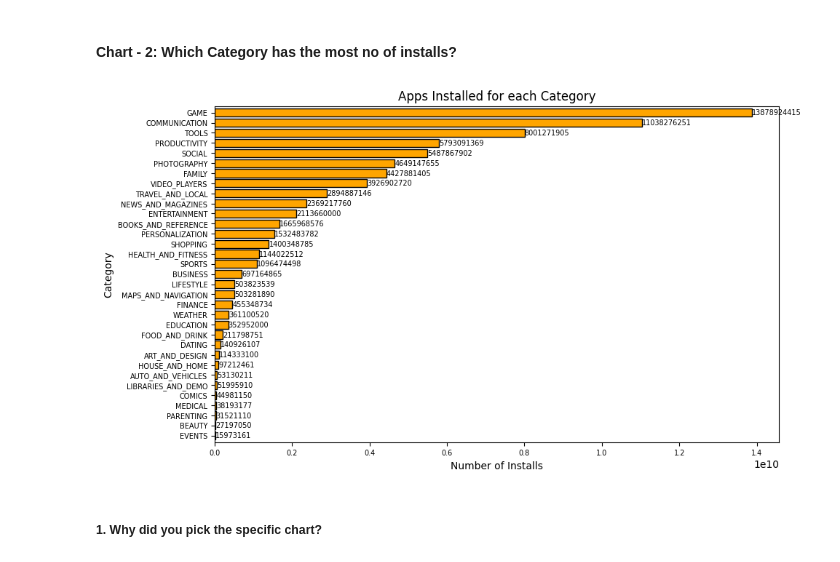
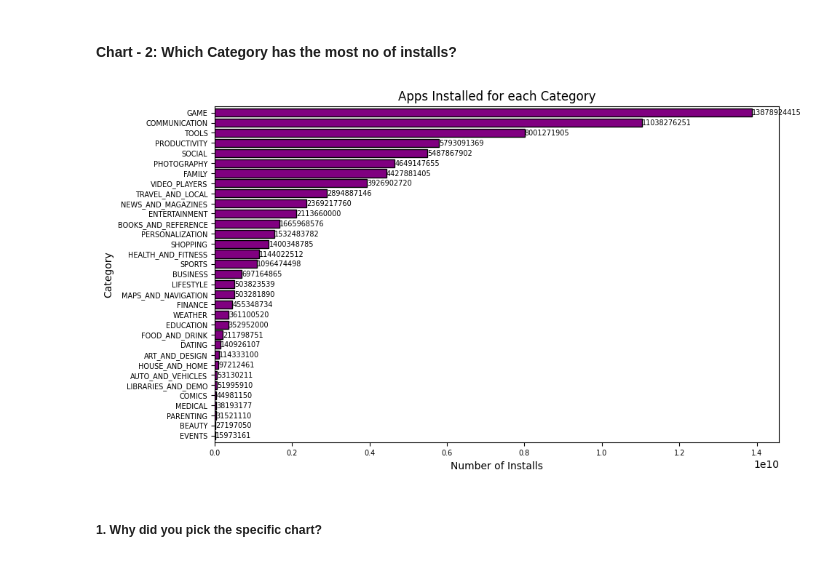
Before and after one commit to gawandegaurav60/Play-Store-Review-Analysis-EDA, a Jupyter notebook: Play_Store_App_Review_Exploratory_Data_Analysis.ipynb, the cells around one changed output. Cells and saved outputs as stored; diff of their text form; code cells hidden in the pictures.

```diff
--- a/Play_Store_App_Review_Exploratory_Data_Analysis.ipynb
+++ b/Play_Store_App_Review_Exploratory_Data_Analysis.ipynb
@@ -642,7 +664,7 @@ Answer Here.
 # %%
 # Chart - 1 visualization code
 
-ax = ps_df['Category'].value_counts().sort_values(ascending=True).plot.barh(width=0.8, color='orange', edgecolor='black', fontsize=7, figsize=(10, 6))
+ax = ps_df['Category'].value_counts().sort_values(ascending=True).plot.barh(width=0.8, color='purple', edgecolor='black', fontsize=7, figsize=(10, 6))
 
 # Add count values on the bars
 for i, v in enumerate(ps_df['Category'].value_counts().sort_values(ascending=True)):
@@ -677,18 +699,18 @@ The identified categories offer opportunities for positive business impact, pote
 #### Chart - 2: Which Category has the most no of installs?
 # %%
 # Chart - 2 visualization code
-ax = ps_df.groupby(['Category'])['Installs'].sum().sort_values().plot.barh(width=0.8, color='orange', edgecolor='black', fontsize=7, figsize=(10, 6))
+ax = ps_df.groupby(['Category'])['Installs'].sum().sort_values().plot.barh(width=0.8, color='purple', edgecolor='black', fontsize=7, figsize=(10, 6))
 
 # Add count values on the bars
 for i, v in enumerate(ps_df.groupby(['Category'])['Installs'].sum().sort_values()):
     ax.text(v, i, str(v), color='black', va='center', fontsize=7, ha='left')
 
 plt.title('Apps Installed for each Category')
 plt.ylabel('Category')
 plt.xlabel('Number of Installs')
 plt.show()
 # %% [output]
-[figure, old version]
+[figure, new version]
 # %% [markdown]
 ##### 1. Why did you pick the specific chart?
 # %% [markdown]
```
Also changed, not shown: parts of 45 cells of this notebook.
